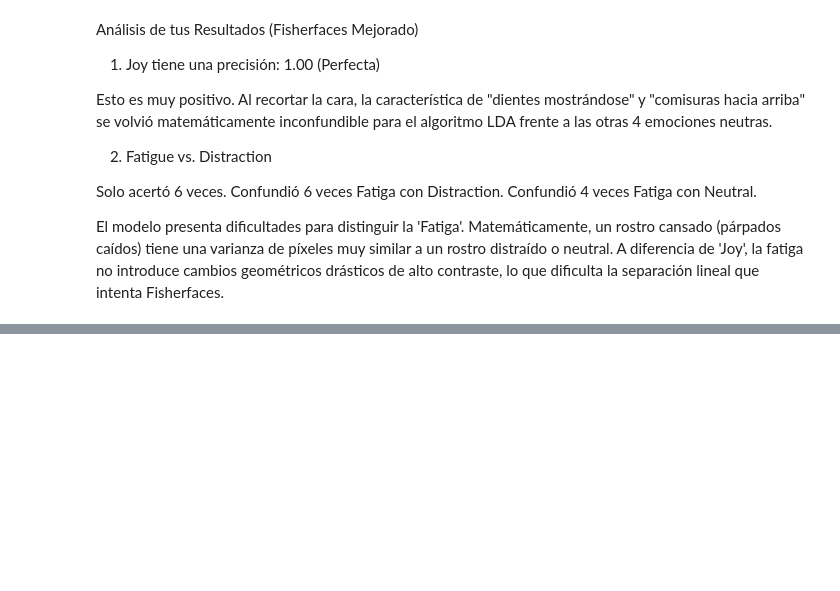
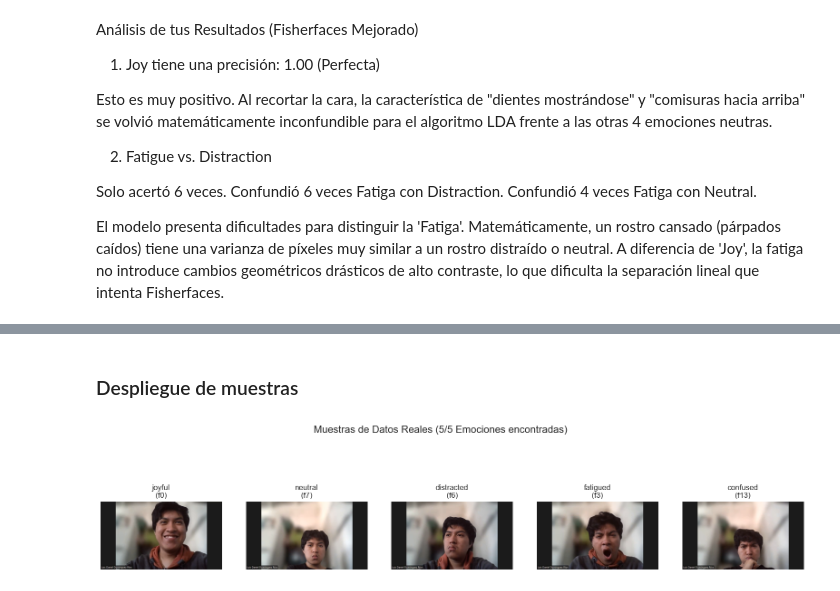
Before and after one commit to DanielDSPh/Reconocimiento-de-patrones, a Jupyter notebook: Proyecto/proyecto.ipynb, the cells around one changed output, grey strips where cells are left out. Saved outputs shown, nothing was run; the diff lists cells and outputs as text; code cells hidden in the pictures; blank space fills up the shorter version.

```diff
--- a/Proyecto/proyecto.ipynb
+++ b/Proyecto/proyecto.ipynb
@@ -315,0 +428,45 @@ El modelo presenta dificultades para distinguir la 'Fatiga'. Matemáticamente, u
+# %% [markdown]
+### Despliegue de muestras
+# %%
+RUTA_DESTINO = "Equipo/Daniel"
+CLASES = ["joyful", "neutral", "distracted", "fatigued", "confused"]
+
+def mostrar_ejemplos_reales():
+    plt.figure(figsize=(20, 5))
+    encontrados = 0
+
+    for i, emocion in enumerate(CLASES):
+        ruta_carpeta = os.path.join(RUTA_DESTINO, emocion)
+
+        if os.path.exists(ruta_carpeta):
+            imagenes = [f for f in os.listdir(ruta_carpeta) if f.endswith(('.png', '.jpg'))]
+
+            if len(imagenes) > 0:
+                # Seleccionar una al azar
+                img_nombre = random.choice(imagenes)
+                img_path = os.path.join(ruta_carpeta, img_nombre)
+
+                img = mpimg.imread(img_path)
+
+                ax = plt.subplot(1, 5, i + 1)
+                plt.imshow(img)
+                plt.title(f"{emocion}\n({img_nombre.split('_')[2]})") # Muestra el frame
+                plt.axis("off")
+                encontrados += 1
+            else:
+                ax = plt.subplot(1, 5, i + 1)
+                plt.text(0.5, 0.5, "Carpeta vacía", ha='center')
+                plt.title(emocion)
+                plt.axis("off")
+        else:
+            ax = plt.subplot(1, 5, i + 1)
+            plt.text(0.5, 0.5, "No encontrada", ha='center')
+            plt.title(emocion)
+            plt.axis("off")
+
+    plt.suptitle(f"Muestras de Datos Reales ({encontrados}/5 Emociones encontradas)", fontsize=16)
+    plt.show()
+
+mostrar_ejemplos_reales()
+# %% [output]
+[figure, added]
```
Also changed, not shown: parts of 7 cells of this notebook.
